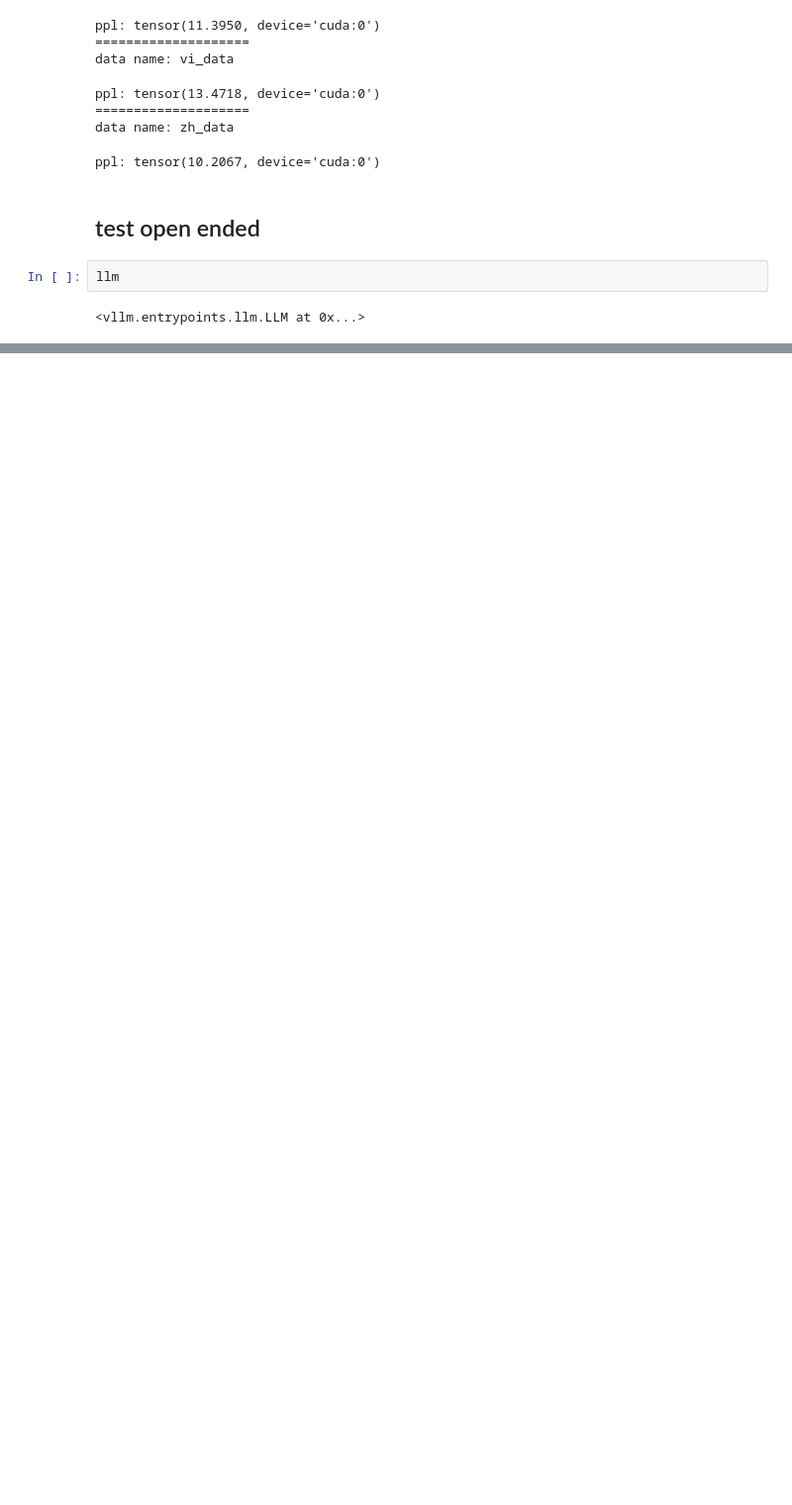
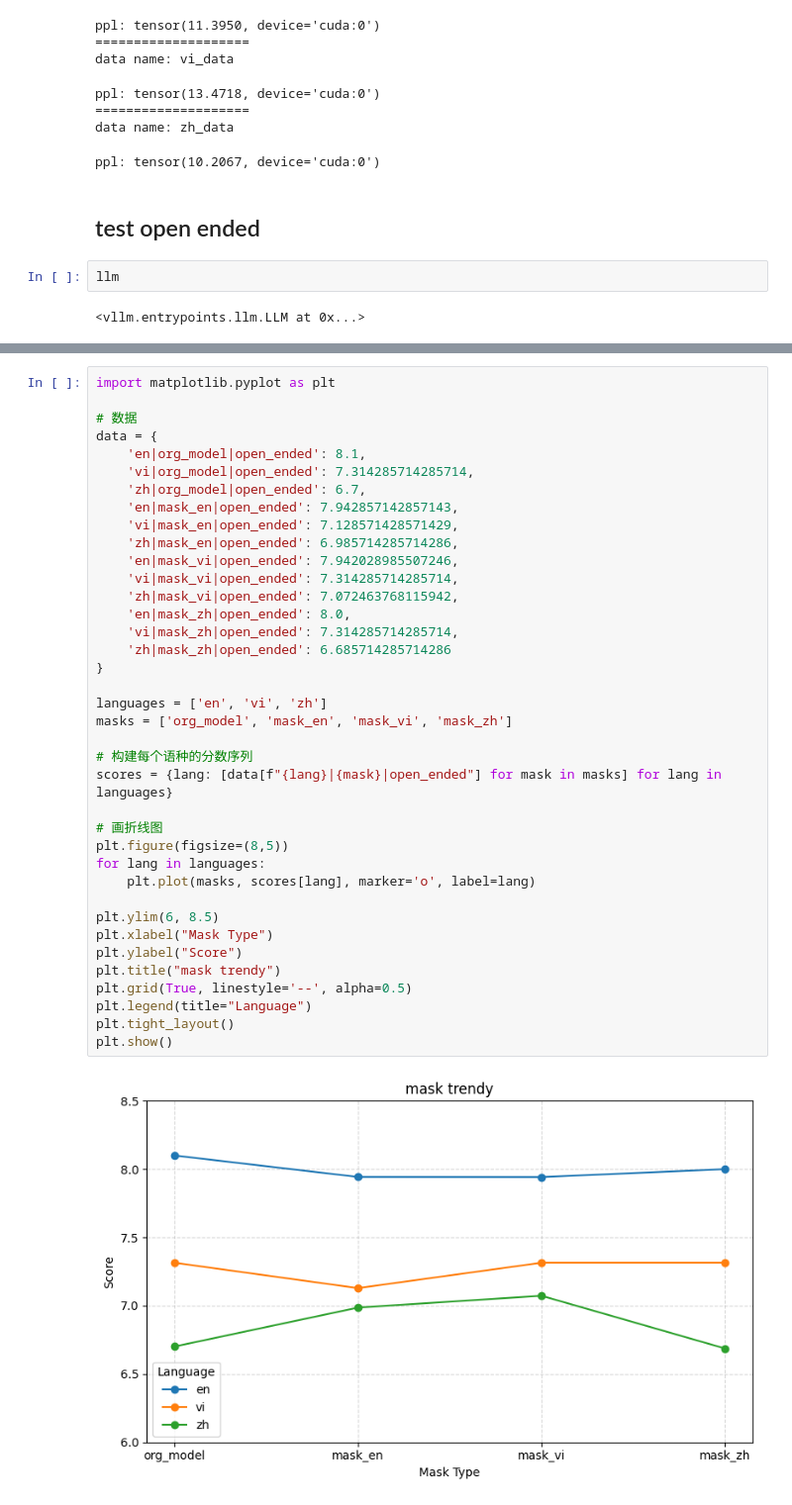
Before and after one commit to weizaiff/LRP, a Jupyter notebook: 20251127_calc_org_LAPE_ppl.ipynb, the cells around one changed output, grey strips where cells are left out. Shown: that part at 99% size. Saved outputs shown, nothing was run; the diff lists cells and outputs as text; blank space fills up the shorter version.

```diff
--- a/20251127_calc_org_LAPE_ppl.ipynb
+++ b/20251127_calc_org_LAPE_ppl.ipynb
@@ -549 +689,41 @@ len(ds_test['train'])
+# %%
+import matplotlib.pyplot as plt
+
+# 数据
+data = {
+    'en|org_model|open_ended': 8.1,
+    'vi|org_model|open_ended': 7.314285714285714,
+    'zh|org_model|open_ended': 6.7,
+    'en|mask_en|open_ended': 7.942857142857143,
+    'vi|mask_en|open_ended': 7.128571428571429,
+    'zh|mask_en|open_ended': 6.985714285714286,
+    'en|mask_vi|open_ended': 7.942028985507246,
+    'vi|mask_vi|open_ended': 7.314285714285714,
+    'zh|mask_vi|open_ended': 7.072463768115942,
+    'en|mask_zh|open_ended': 8.0,
+    'vi|mask_zh|open_ended': 7.314285714285714,
+    'zh|mask_zh|open_ended': 6.685714285714286
+}
+
+languages = ['en', 'vi', 'zh']
+masks = ['org_model', 'mask_en', 'mask_vi', 'mask_zh']
+
+# 构建每个语种的分数序列
+scores = {lang: [data[f"{lang}|{mask}|open_ended"] for mask in masks] for lang in languages}
+
+# 画折线图
+plt.figure(figsize=(8,5))
+for lang in languages:
+    plt.plot(masks, scores[lang], marker='o', label=lang)
+
+plt.ylim(6, 8.5)
+plt.xlabel("Mask Type")
+plt.ylabel("Score")
+plt.title("mask trendy")
+plt.grid(True, linestyle='--', alpha=0.5)
+plt.legend(title="Language")
+plt.tight_layout()
+plt.show()
+# %% [output]
+[figure, added]
 # %%
```
Also changed, not shown: parts of 32 cells of this notebook, 8 other files.
